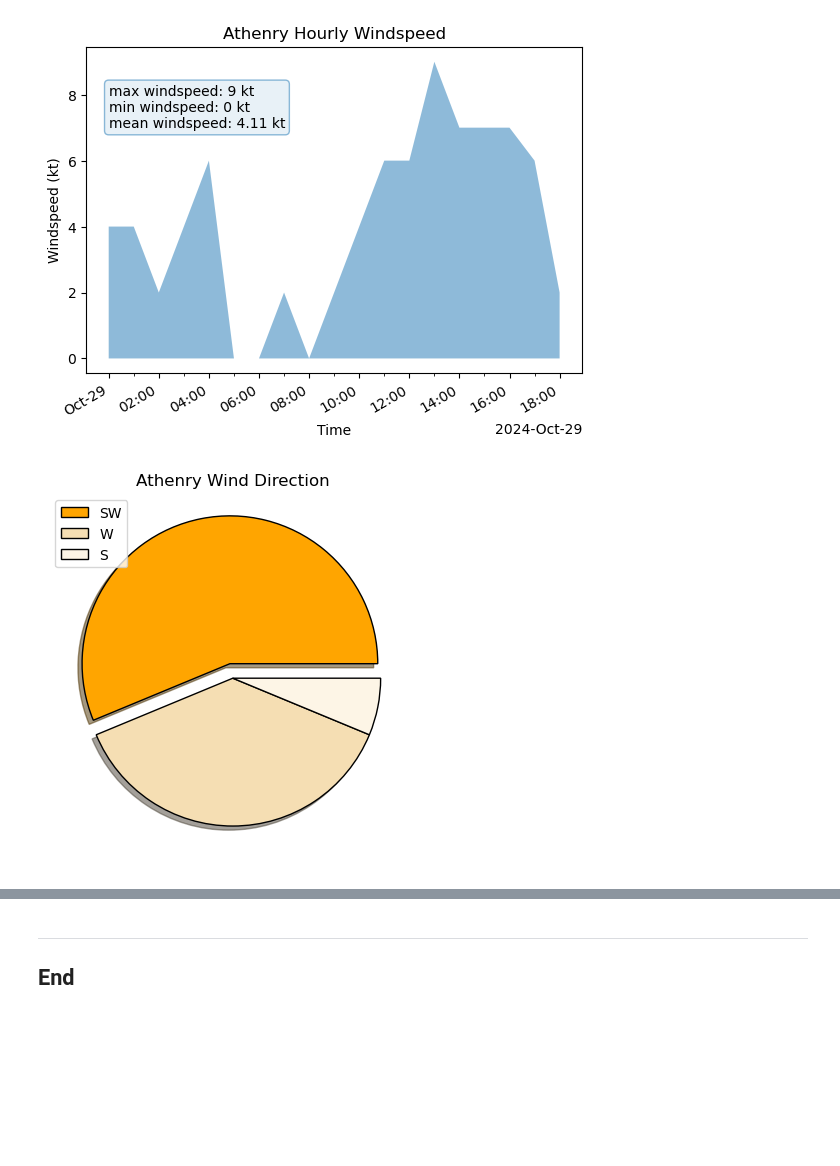
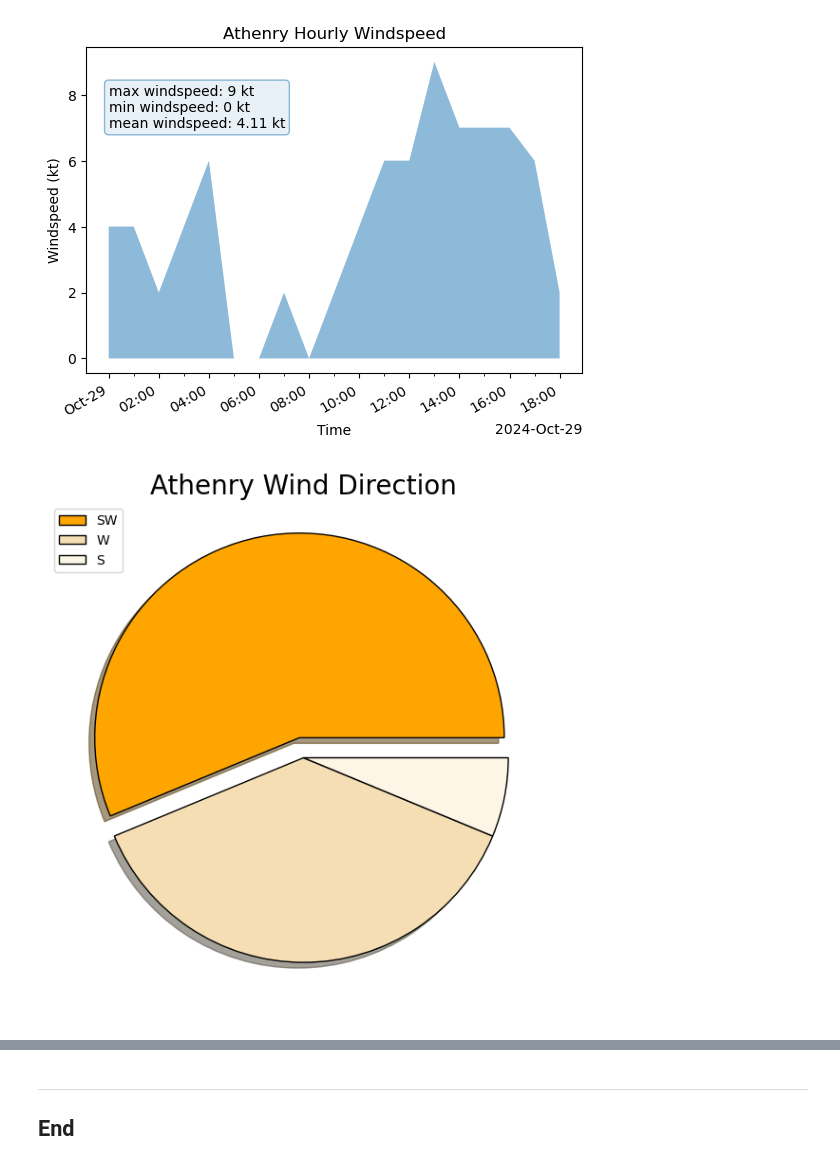
Before and after one commit to eoghanpw/comp_infra-assessment, a Jupyter notebook: weather.ipynb, the cells around one changed output, grey strips where cells are left out. Drawn from its saved outputs; the diff is of its cells as text; code cells hidden in the pictures; blank space fills up the shorter version.

Commit message:
update pie charts in task workbook.

```diff
--- a/weather.ipynb
+++ b/weather.ipynb
@@ -348,20 +348,20 @@ plt.show()
 [figure]
 # %%
 # Let's plot the wind direction on a pie chart.
-fig, ax = plt.subplots()
+fig, ax = plt.subplots(figsize=(7, 7))
 
 wind_direction = df["cardinalWindDirection"].value_counts()
 labels = wind_direction.index
 colours = ("orange", "wheat", "oldlace")
 
 ax.pie(wind_direction, shadow=True, explode=(0.1, 0, 0),
        colors=colours, wedgeprops={"edgecolor":"k"})
 
-ax.set_title("Athenry Wind Direction")
+ax.set_title("Athenry Wind Direction", fontsize=20)
 ax.legend(loc="upper left", labels=labels)
 
 plt.show()
 # %% [output]
-[figure, old version]
+[figure, new version]
 # %%
 # Let's plot the weather description on a pie chart.
```
Also changed, not shown: parts of 1 cell of this notebook.
